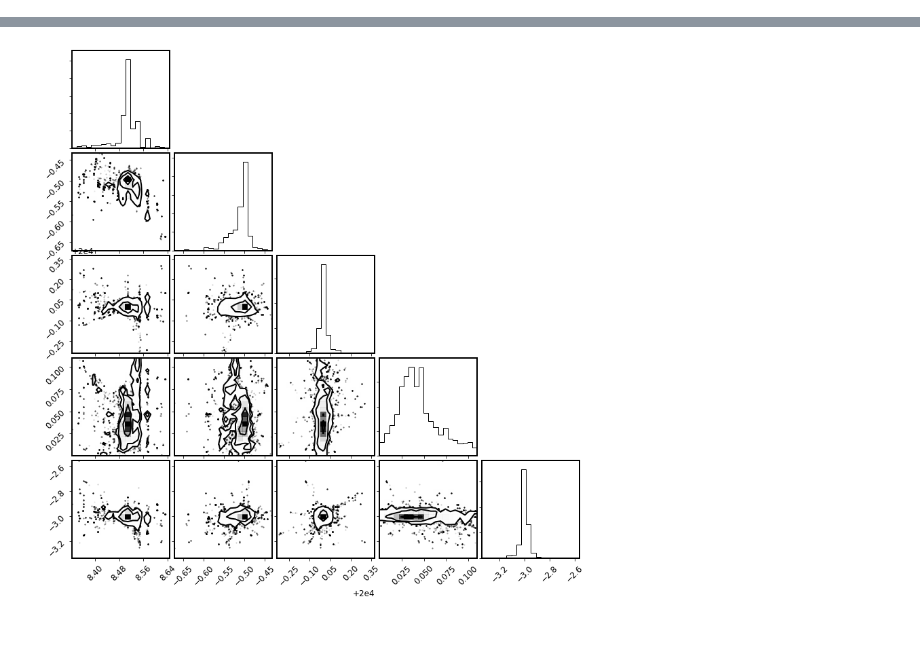
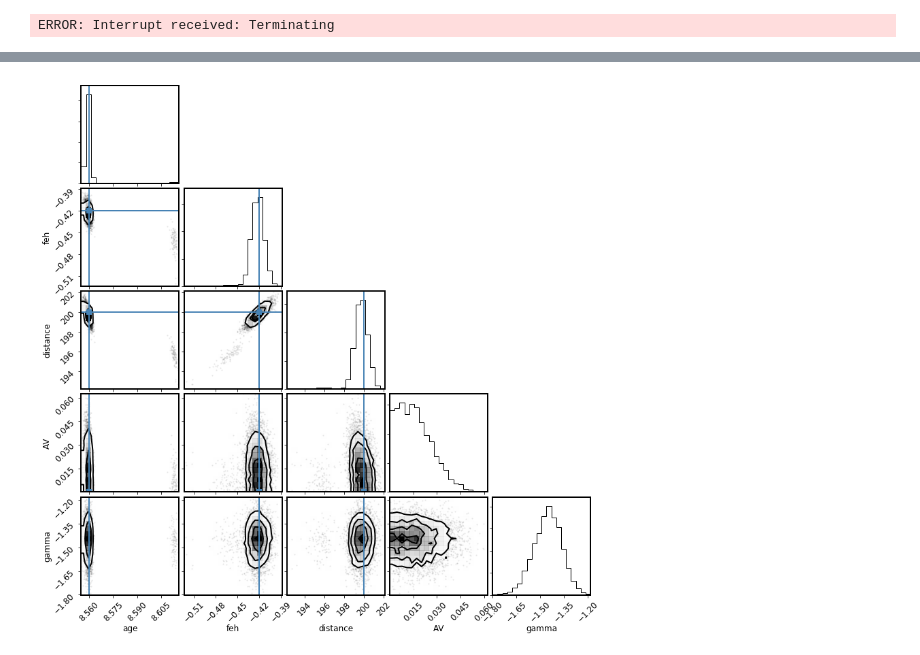
Before and after one commit to timothydmorton/isochrones, a Jupyter notebook: notebooks/cluster-explore.ipynb, the cells around one changed output, grey strips where cells are left out. Cells and saved outputs as stored; diff of their text form; code cells hidden in the pictures.

Commit message:
incorporate binaries into cluster model

```diff
--- a/notebooks/cluster-explore.ipynb
+++ b/notebooks/cluster-explore.ipynb
@@ -58,0 +88,14 @@ AttributeError: 'StarClusterModel' object has no attribute 'obs'
+# %%
+import pandas as pd
+
+from isochrones.cluster import StarClusterModel
+from isochrones import get_ichrone
+from isochrones.priors import FehPrior
+
+mist = get_ichrone('mist')
+
+model = StarClusterModel(mist, cat, eep_bounds=(202, 605),
+                         max_distance=3000, max_AV=0.1, name='test-binary')
+model.set_prior('feh', FehPrior(halo_fraction=0.5))
+
+print(model.param_names)
@@ -58,0 +117,4 @@ AttributeError: 'StarClusterModel' object has no attribute 'obs'
+# %%
+model.fit(overwrite=True)
+# %% [output]
+ERROR: Interrupt received: Terminating
@@ -60,7 +124,9 @@ AttributeError: 'StarClusterModel' object has no attribute 'obs'
 %matplotlib inline
 import corner
 
-fig = corner.corner(sampler.flatchain, names=['age', 'feh', 'dist', 'AV', 'gamma'])
+names = ['age', 'feh', 'distance', 'AV', 'gamma']
+fig = corner.corner(model.samples[names], names=names,
+                   truths=[age, feh, distance, AV, gamma])
 # %% [output]
 WARNING:root:Too few points to create valid contours
 WARNING:root:Too few points to create valid contours
@@ -70 +133 @@ WARNING:root:Too few points to create valid contours
-[figure, old version]
+[figure, new version]
```
Also changed, not shown: parts of 31 cells of this notebook, 4 other files.
